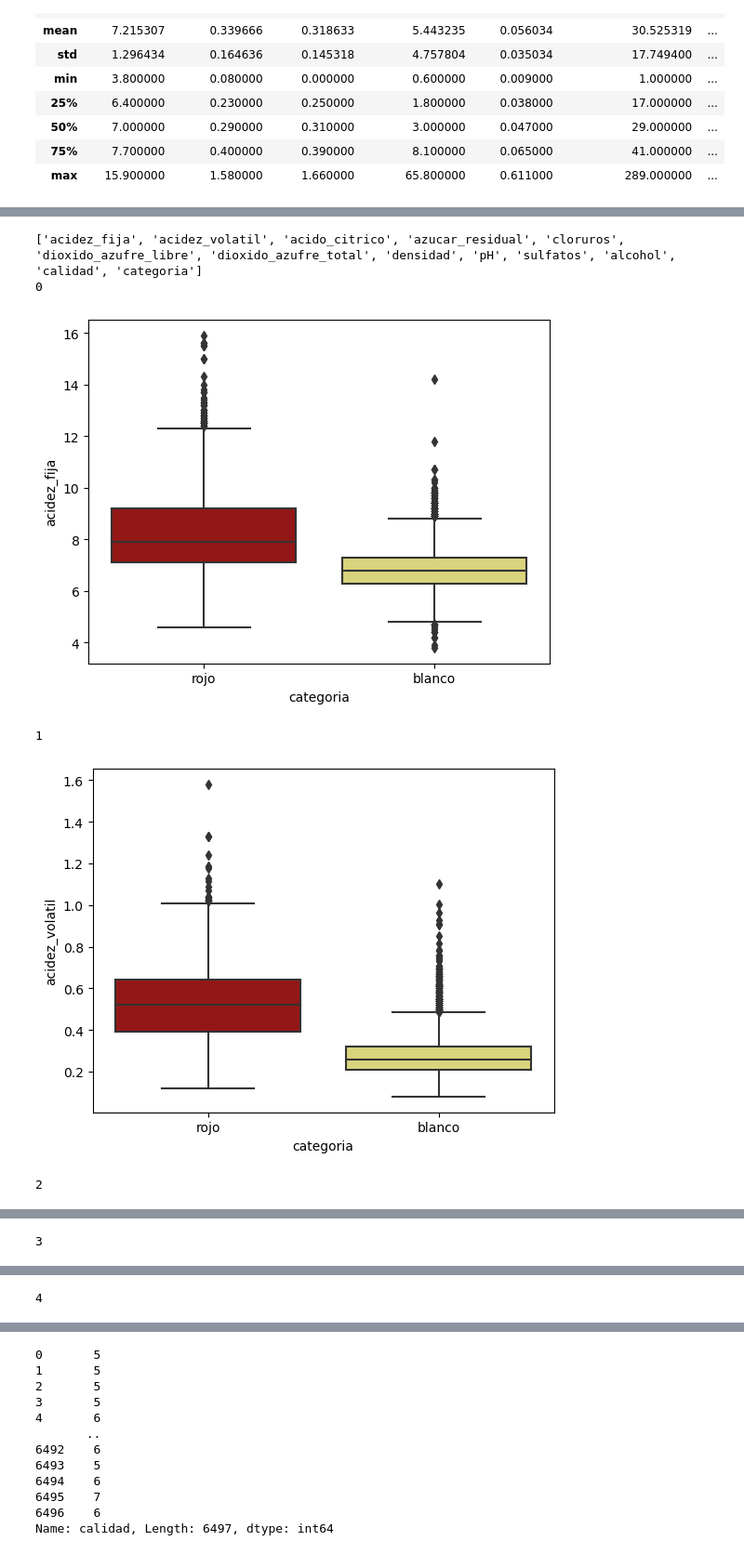
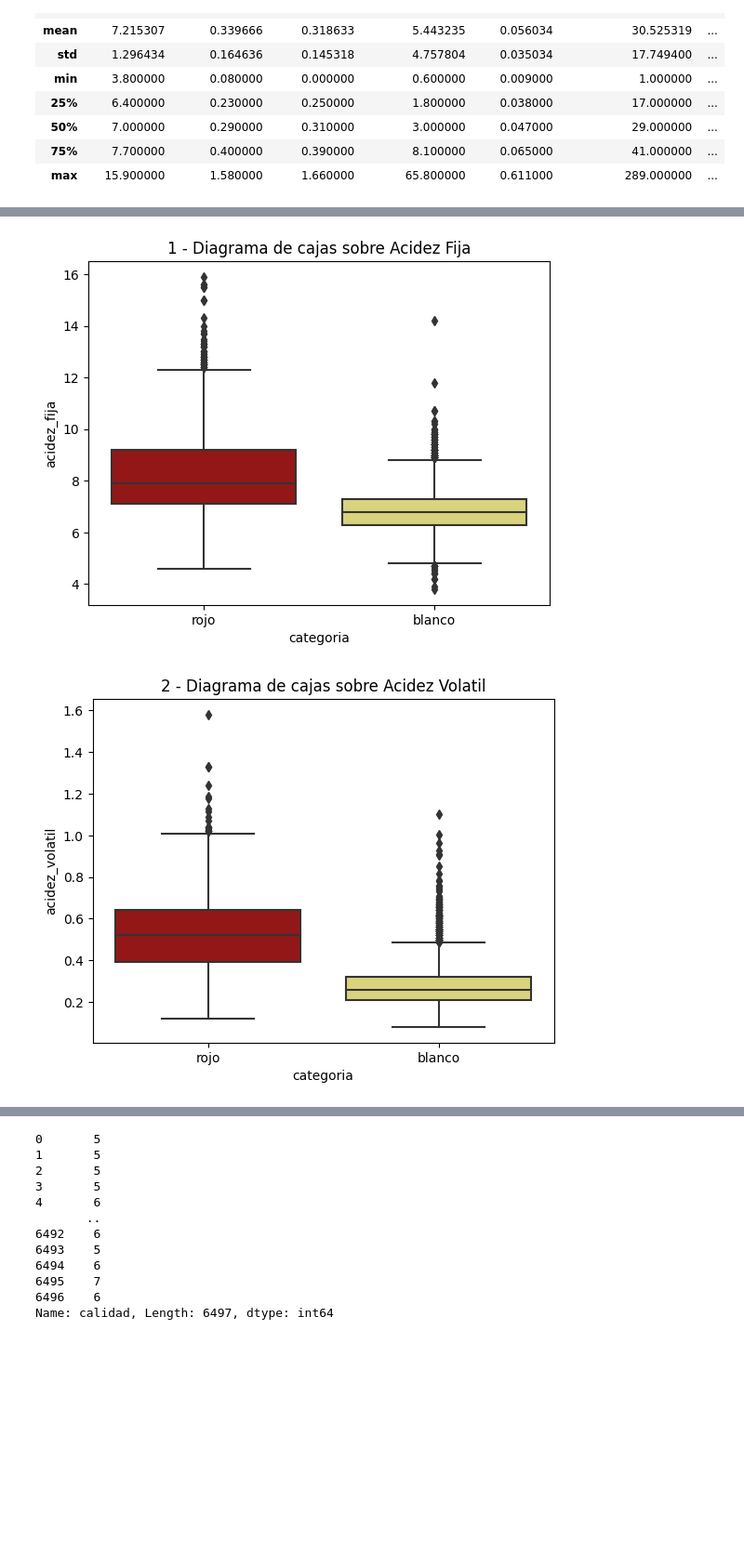
Before and after one commit to MartinO32/procesamiento_de_datos_G11_ISPC, a Jupyter notebook: Proyecto_Final.ipynb, the cells around one changed output, grey strips where cells are left out. Shown at 93% size. Cells and saved outputs as stored; diff of their text form; code cells hidden in the pictures; blank space fills up the shorter version.

Commit message:
Agrago titulos a gráficos, corrijo errores de sálida y modifico dataframe de las comparaciones de medias por categoria

```diff
--- a/Proyecto_Final.ipynb
+++ b/Proyecto_Final.ipynb
@@ -272,15 +272,16 @@ plt.show()
 # %%
-#Mostramos las distintas variables en relación a la categorias
+#Mostramos las distintas variables en relación a las categorias de vinos
 columnas = list(df_vinos.columns.values)
-print(columnas)
-for i in range(len(columnas)-3):
-    print(i)
-    sns.boxplot(df_vinos, x=columnas[12], y=columnas[i],palette=['#a90202', '#e8e06e'])
+for i in range(len(columnas)-2):
+    titulo = (columnas[i].split('_'))
+    grafico = sns.boxplot(df_vinos, x=columnas[12], y=columnas[i],palette=['#a90202', '#e8e06e'])
+    if len(titulo) == 2:
+        grafico.set_title(f'{i+1} - Diagrama de cajas sobre {titulo[0].capitalize()} {titulo[1].capitalize()}')
+    elif len(titulo) == 3:
+        grafico.set_title(f'{i+1} - Diagrama de cajas sobre {titulo[0].capitalize()} {titulo[1].capitalize()} {titulo[2].capitalize()}')
+    else:
+        grafico.set_title(f'{i+1} - Diagrama de cajas sobre {titulo[0].capitalize()}')
     plt.show()
 # %% [output]
-['acidez_fija', 'acidez_volatil', 'acido_citrico', 'azucar_residual', 'cloruros', 'dioxido_azufre_libre', 'dioxido_azufre_total', 'densidad', 'pH', 'sulfatos', 'alcohol', 'calidad', 'categoria']
-0
-[figure, old version]
+[figure, new version]
-1
-[figure, old version]
+[figure, new version]
-2
@@ -288 +288,0 @@ for i in range(len(columnas)-3):
-3
@@ -290 +289,0 @@ for i in range(len(columnas)-3):
-4
```
Also changed, not shown: parts of 32 cells of this notebook.
